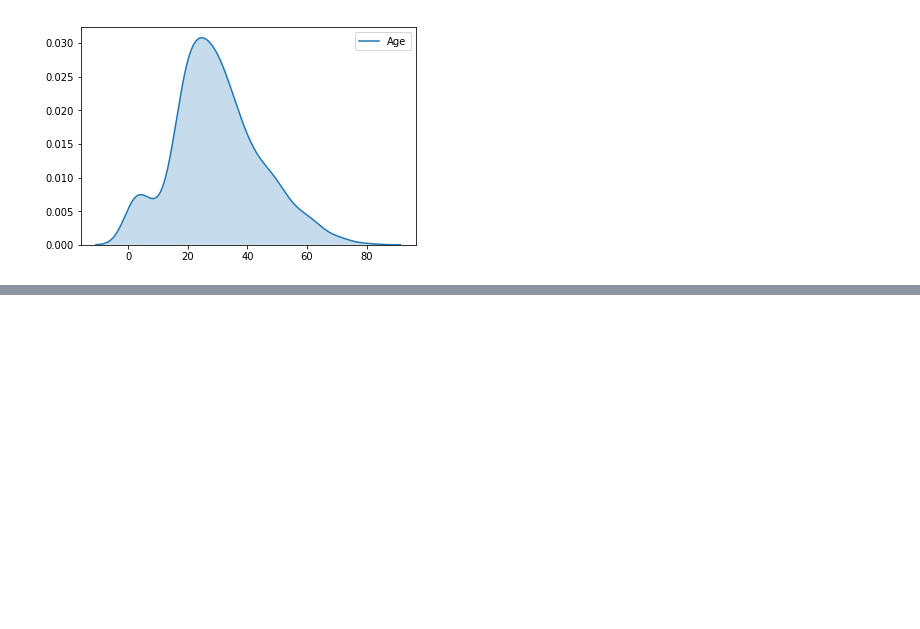
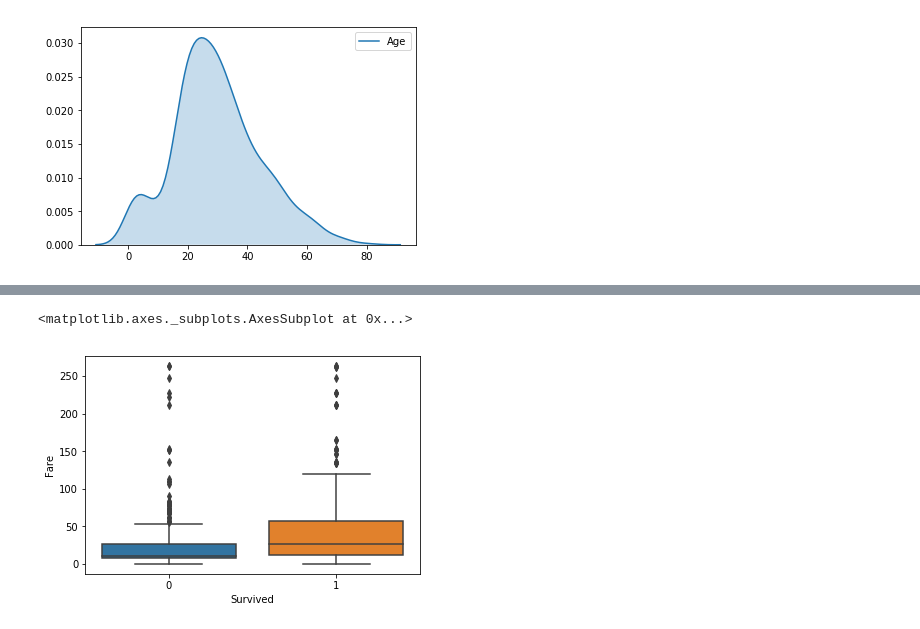
Before and after one commit to just-a-stone/ml-collection, a Jupyter notebook: notebook/titanic/1. all in one.ipynb, the cells around one changed output, grey strips where cells are left out. Drawn from its saved outputs; the diff is of its cells as text; code cells hidden in the pictures; blank space fills up the shorter version.

```diff
--- a/notebook/titanic/1. all in one.ipynb
+++ b/notebook/titanic/1. all in one.ipynb
@@ -64,0 +76,6 @@ sns.kdeplot(data=data_train['Age'],shade=True)
+# %%
+# 票价分布
+sns.boxplot(data=data_train[data_train['Fare'] < 500], x='Survived', y='Fare')
+# %% [output]
+<matplotlib.axes._subplots.AxesSubplot at 0x...>
+[figure, added]
```
Also changed, not shown: parts of 8 cells of this notebook.
